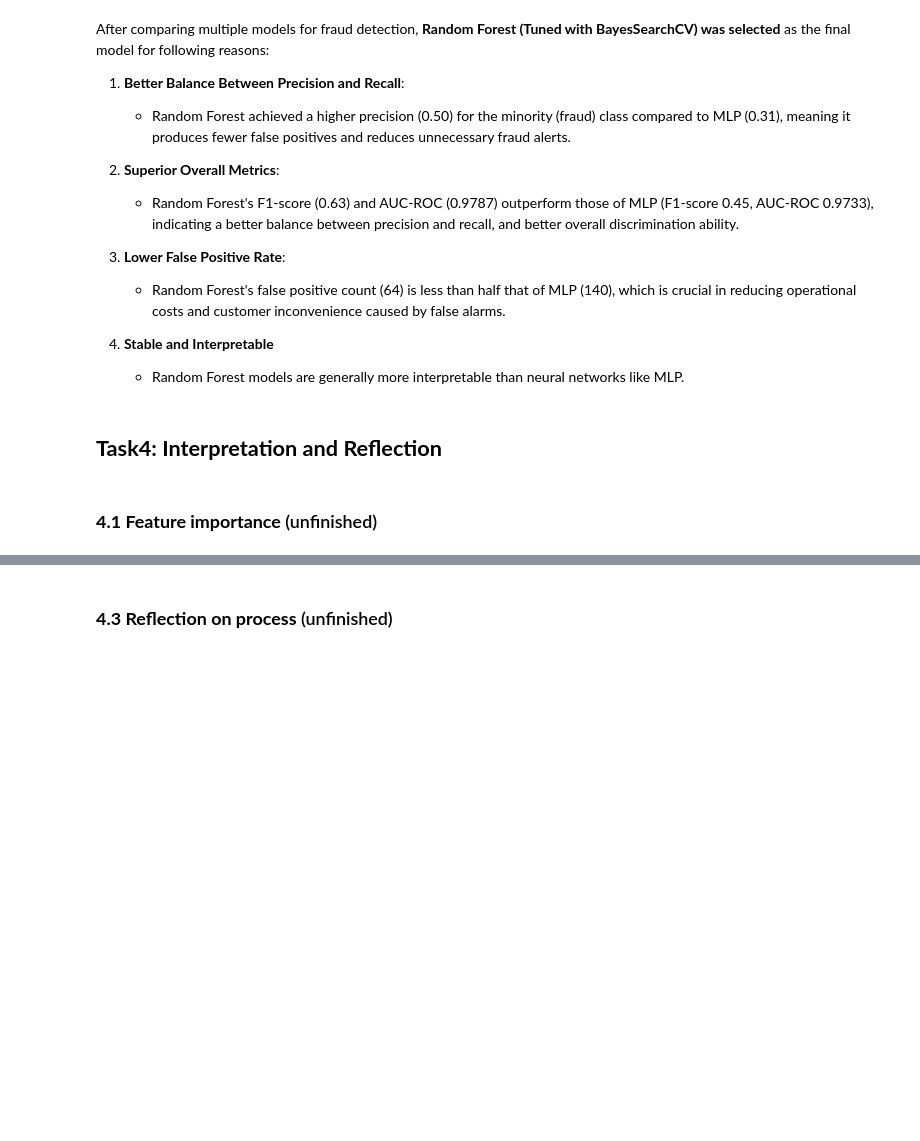
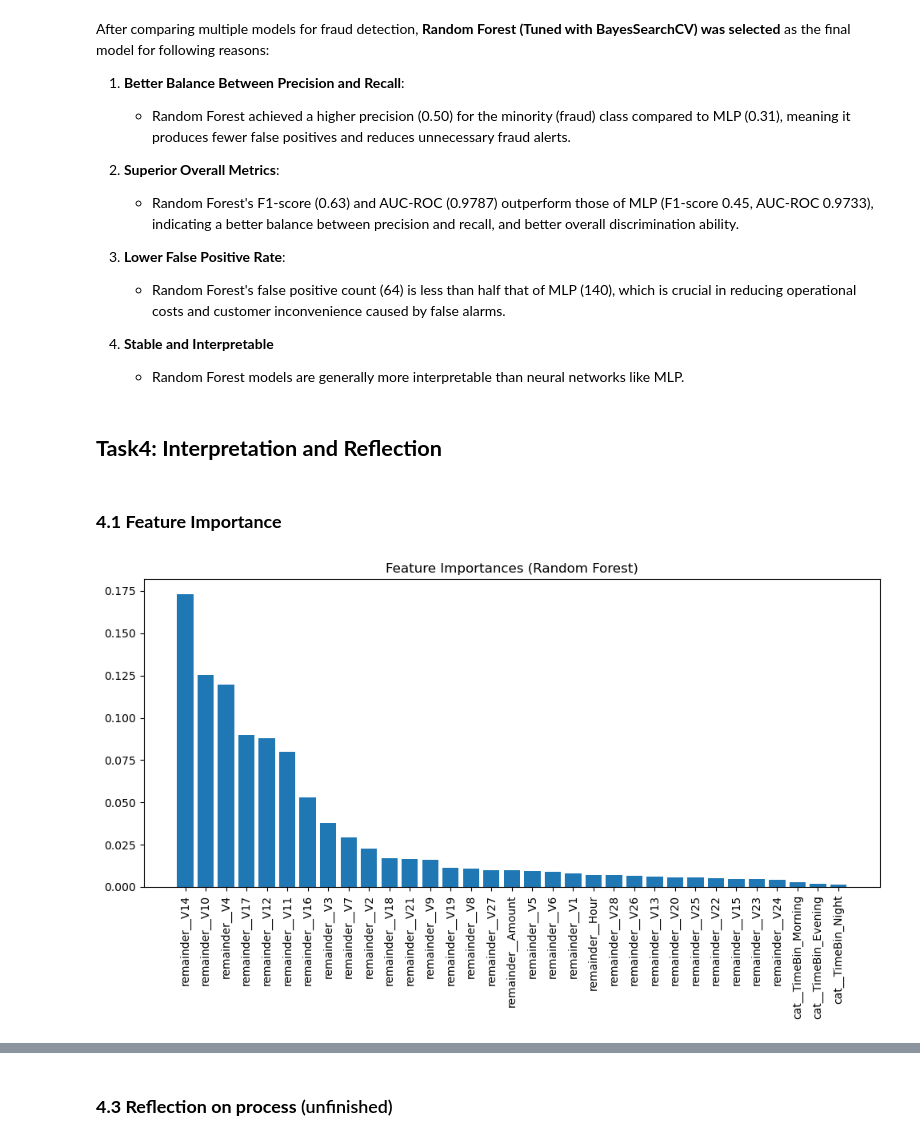
Before and after one commit to Geethika2506/Machine-Learning-final-project, a Jupyter notebook: Final_project.ipynb, the cells around one changed output, grey strips where cells are left out. Saved outputs shown, nothing was run; the diff lists cells and outputs as text; code cells hidden in the pictures; blank space fills up the shorter version.

```diff
--- a/Final_project.ipynb
+++ b/Final_project.ipynb
@@ -1312,4 +1345,19 @@ After comparing multiple models for fraud detection, **Random Forest (Tuned with
 # %% [markdown]
 ## **Task4: Interpretation and Reflection**
 # %% [markdown]
-### **4.1 Feature importance** (unfinished)
+### **4.1 Feature Importance**
+# %%
+importances = best_rf_pipe.named_steps['clf'].feature_importances_
+feature_names = preprocess_encode.get_feature_names_out()
+
+# Sort by importance
+indices = np.argsort(importances)[::-1]
+
+plt.figure(figsize=(10,6))
+plt.title("Feature Importances (Random Forest)")
+plt.bar(range(len(importances)), importances[indices], align='center')
+plt.xticks(range(len(importances)), feature_names[indices], rotation=90)
+plt.tight_layout()
+plt.show()
+# %% [output]
+[figure, added]
```
Also changed, not shown: parts of 7 cells of this notebook.
